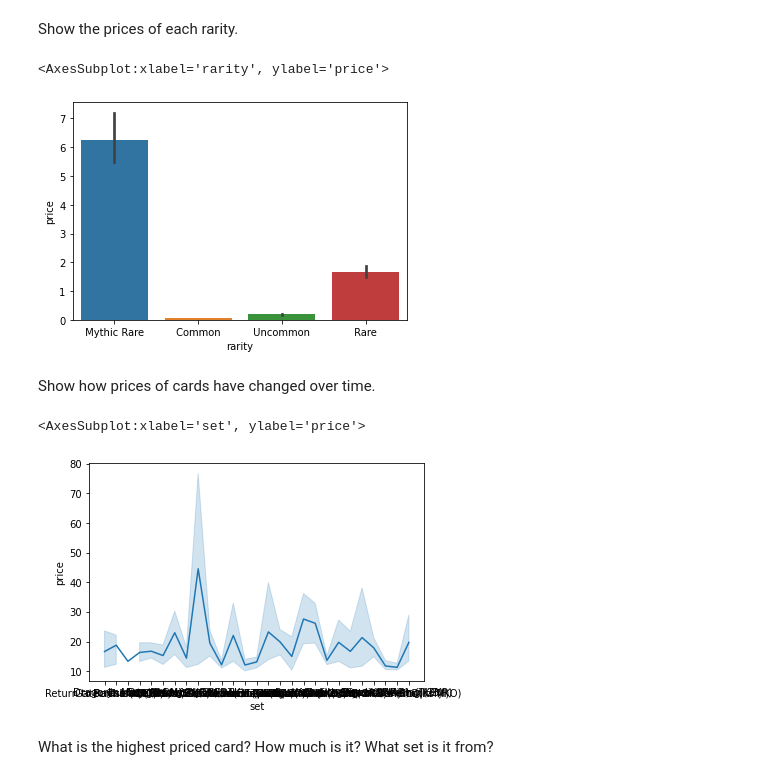
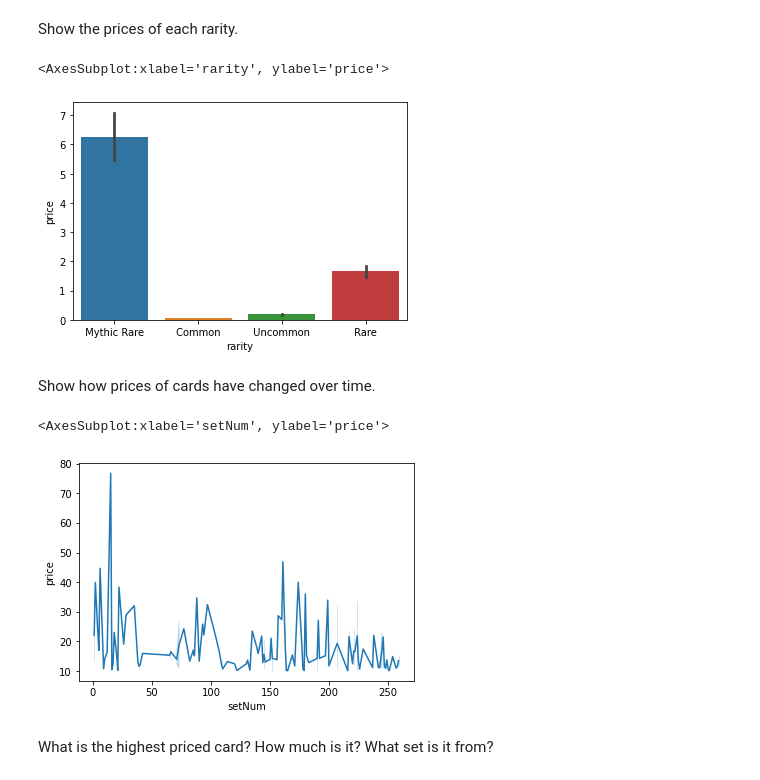
Before and after one commit to LukeNoles/MTGdataset, a Jupyter notebook: MTGdataset/mtg.ipynb, the cells around one changed output. Drawn from its saved outputs; the diff is of its cells as text; code cells hidden in the pictures.

```diff
--- a/MTGdataset/mtg.ipynb
+++ b/MTGdataset/mtg.ipynb
@@ -48,6 +48,10 @@ df["color"] = pipColors
 df.color = df.color.fillna("C")
 # %%
 df.price = df.price.fillna(0)
-# %%
-
-df.setNum = df["setNum"].str.replace("#", "")
+# %%
+df["setNum"] = df["setNum"].str.extract('^(\d*)')
+df["setNum"] = df["setNum"].fillna(0)
+df["setNum"] = df["setNum"].replace("#", "")
+df["setNum"] = df["setNum"].replace('', 0)
+df["setNum"] = df["setNum"].astype(int)
+df.setNum
@@ -141,15 +151,15 @@ Show the prices of each rarity.
 sns.barplot(x=df.rarity, y = df.price)
 # %% [output]
 <AxesSubplot:xlabel='rarity', ylabel='price'>
-[figure, old version]
+[figure, new version]
 # %% [markdown]
 Show how prices of cards have changed over time.
 # %%
 money = df[df.price >= 10]
-sns.lineplot(x=money.set, y = money.price)
+sns.lineplot(x=money.setNum, y = money.price)
 # %% [output]
-<AxesSubplot:xlabel='set', ylabel='price'>
+<AxesSubplot:xlabel='setNum', ylabel='price'>
-[figure, old version]
+[figure, new version]
 # %% [markdown]
 What is the highest priced card? How much is it? What set is it from?
 # %%
```
Also changed, not shown: parts of 7 cells of this notebook.
